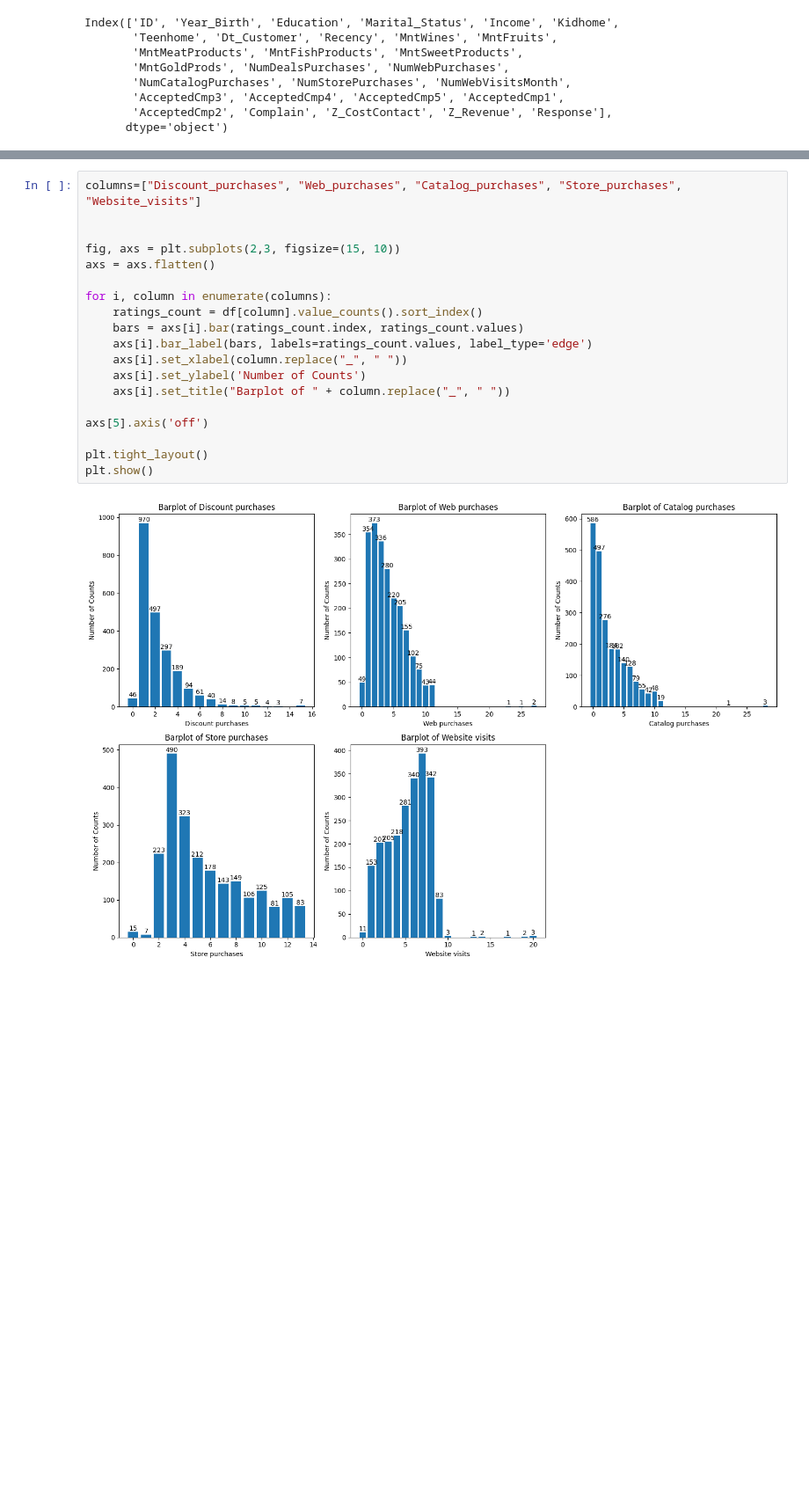
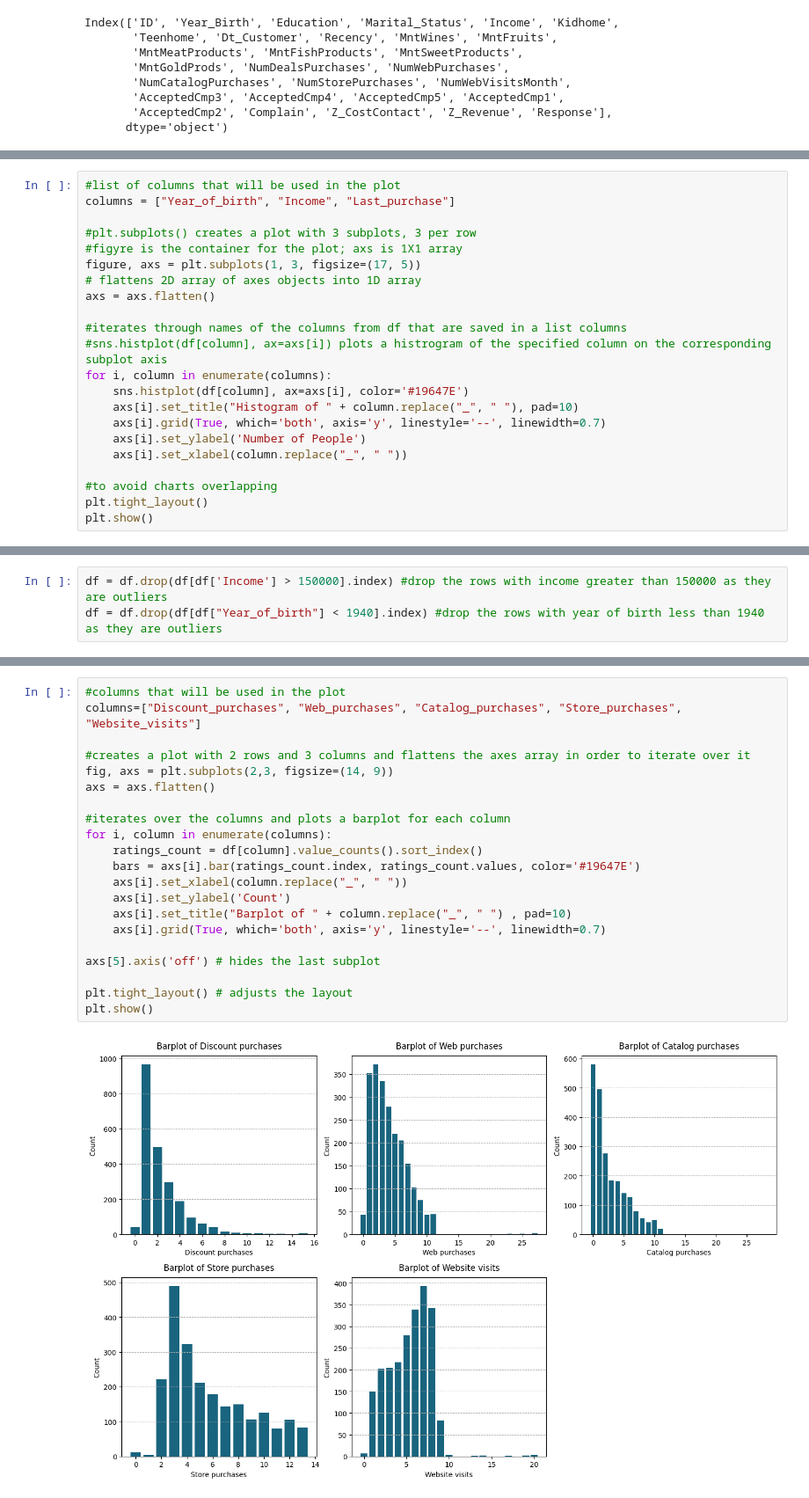
Before and after one commit to dalimvc/DS-Mini-project, a Jupyter notebook: miniProjectAssignmentDaliborMirkovic.ipynb, the cells around one changed output, grey strips where cells are left out. Shown at 88% size. Saved outputs shown, nothing was run; the diff lists cells and outputs as text; blank space fills up the shorter version.

```diff
--- a/miniProjectAssignmentDaliborMirkovic.ipynb
+++ b/miniProjectAssignmentDaliborMirkovic.ipynb
@@ -156,0 +213,22 @@ Index(['ID', 'Year_of_birth', 'Education', 'Marital_Status', 'Income',
+# %%
+#list of columns that will be used in the plot
+columns = ["Year_of_birth", "Income", "Last_purchase"]
+
+#plt.subplots() creates a plot with 3 subplots, 3 per row
+#figyre is the container for the plot; axs is 1X1 array
+figure, axs = plt.subplots(1, 3, figsize=(17, 5))
+# flattens 2D array of axes objects into 1D array
+axs = axs.flatten()
+
+#iterates through names of the columns from df that are saved in a list columns
+#sns.histplot(df[column], ax=axs[i]) plots a histrogram of the specified column on the corresponding subplot axis
+for i, column in enumerate(columns):
+    sns.histplot(df[column], ax=axs[i], color='#19647E')
+    axs[i].set_title("Histogram of " + column.replace("_", " "), pad=10)
+    axs[i].grid(True, which='both', axis='y', linestyle='--', linewidth=0.7)
+    axs[i].set_ylabel('Number of People')
+    axs[i].set_xlabel(column.replace("_", " "))
+
+#to avoid charts overlapping
+plt.tight_layout()
+plt.show()
@@ -156,0 +237,3 @@ Index(['ID', 'Year_of_birth', 'Education', 'Marital_Status', 'Income',
+# %%
+df = df.drop(df[df['Income'] > 150000].index) #drop the rows with income greater than 150000 as they are outliers
+df = df.drop(df[df["Year_of_birth"] < 1940].index) #drop the rows with year of birth less than 1940 as they are outliers
@@ -157,21 +253,23 @@ Index(['ID', 'Year_of_birth', 'Education', 'Marital_Status', 'Income',
 # %%
+#columns that will be used in the plot
 columns=["Discount_purchases", "Web_purchases", "Catalog_purchases", "Store_purchases", "Website_visits"]
 
-
-fig, axs = plt.subplots(2,3, figsize=(15, 10))
+#creates a plot with 2 rows and 3 columns and flattens the axes array in order to iterate over it
+fig, axs = plt.subplots(2,3, figsize=(14, 9))
 axs = axs.flatten()
 
+#iterates over the columns and plots a barplot for each column
 for i, column in enumerate(columns):
     ratings_count = df[column].value_counts().sort_index()
-    bars = axs[i].bar(ratings_count.index, ratings_count.values)
-    axs[i].bar_label(bars, labels=ratings_count.values, label_type='edge')
+    bars = axs[i].bar(ratings_count.index, ratings_count.values, color='#19647E')
     axs[i].set_xlabel(column.replace("_", " "))
-    axs[i].set_ylabel('Number of Counts')
-    axs[i].set_title("Barplot of " + column.replace("_", " "))
+    axs[i].set_ylabel('Count')
+    axs[i].set_title("Barplot of " + column.replace("_", " ") , pad=10)
+    axs[i].grid(True, which='both', axis='y', linestyle='--', linewidth=0.7)
 
-axs[5].axis('off')
+axs[5].axis('off') # hides the last subplot
 
-plt.tight_layout()
+plt.tight_layout() # adjusts the layout
 plt.show()
 # %% [output]
-[figure, old version]
+[figure, new version]
```
Also changed, not shown: parts of 29 cells of this notebook.
